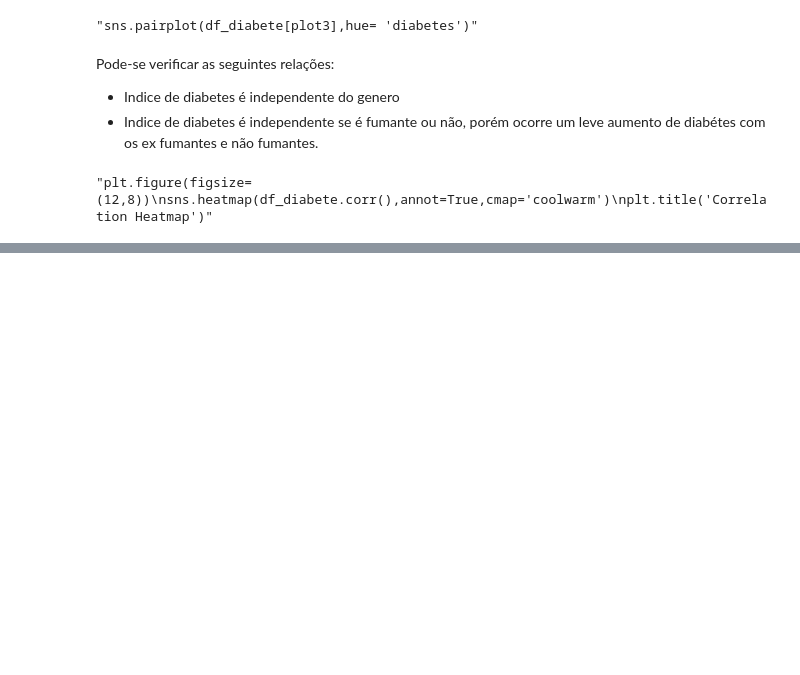
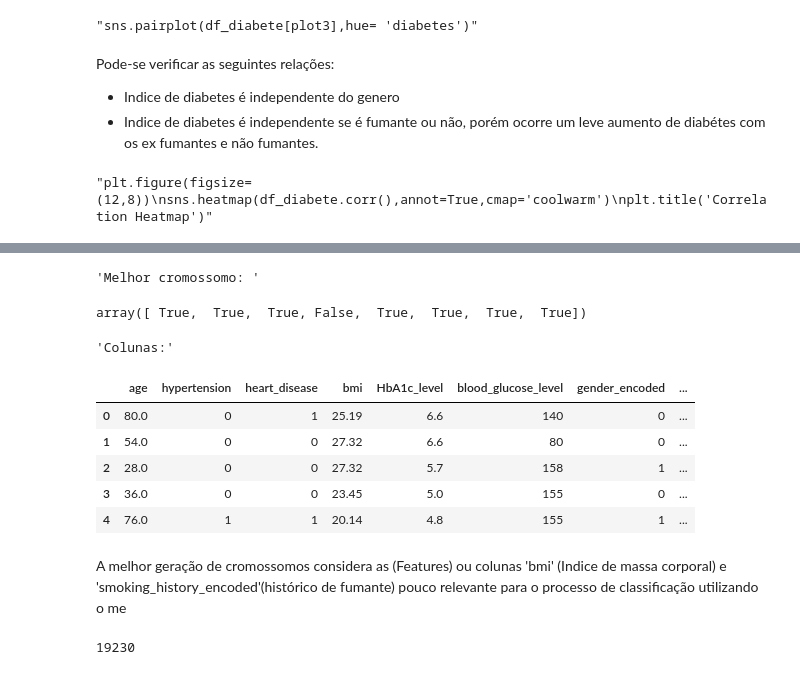
Before and after one commit to christhiangoncalves/Machine_Learning_Genetic_Programming, a Jupyter notebook: ML_GP_Diabetes_Prediction.ipynb, the cells around one changed output, grey strips where cells are left out. Saved outputs shown, nothing was run; the diff lists cells and outputs as text; code cells hidden in the pictures; blank space fills up the shorter version.

```diff
--- a/ML_GP_Diabetes_Prediction.ipynb
+++ b/ML_GP_Diabetes_Prediction.ipynb
@@ -342,0 +380,16 @@ Apenas os classificadores KNeighbors e RadialSVM não apresentaram 100% de acur
+# %%
+#Mostra quais as features são relevantes no cromossomo com melhor pontuação das 5 gerações geradas. Auxilia na redução de features do modelo.
+#Melhor score da geração 3 : [0.9707534218080459]
+display('Melhor cromossomo: ',chromo_df_diabetes[2], 'Colunas:',x.head())
+# %% [output]
+'Melhor cromossomo: '
+array([ True,  True,  True, False,  True,  True,  True,  True])
+'Colunas:'
+|  | age | hypertension | heart_disease | bmi | HbA1c_level | blood_glucose_level | gender_encoded | ... |
+| 0 | 80.0 | 0 | 1 | 25.19 | 6.6 | 140 | 0 | ... |
+| 1 | 54.0 | 0 | 0 | 27.32 | 6.6 | 80 | 0 | ... |
+| 2 | 28.0 | 0 | 0 | 27.32 | 5.7 | 158 | 1 | ... |
+| 3 | 36.0 | 0 | 0 | 23.45 | 5.0 | 155 | 0 | ... |
+| 4 | 76.0 | 1 | 1 | 20.14 | 4.8 | 155 | 1 | ... |
+# %% [markdown]
+A melhor geração de cromossomos considera as (Features) ou colunas 'bmi' (Indice de massa corporal) e 'smoking_history_encoded'(histórico de fumante) pouco relevante para o processo de classificação utilizando o me
@@ -342,0 +409,6 @@ Apenas os classificadores KNeighbors e RadialSVM não apresentaram 100% de acur
+# %%
+# Dividindo o data frame em dados de treino e teste
+X_train, X_test, y_train, y_test = train_test_split(x, y, test_size=0.2, random_state=42)
+y_test.count()
+# %% [output]
+19230
```
Also changed, not shown: parts of 20 cells of this notebook.
